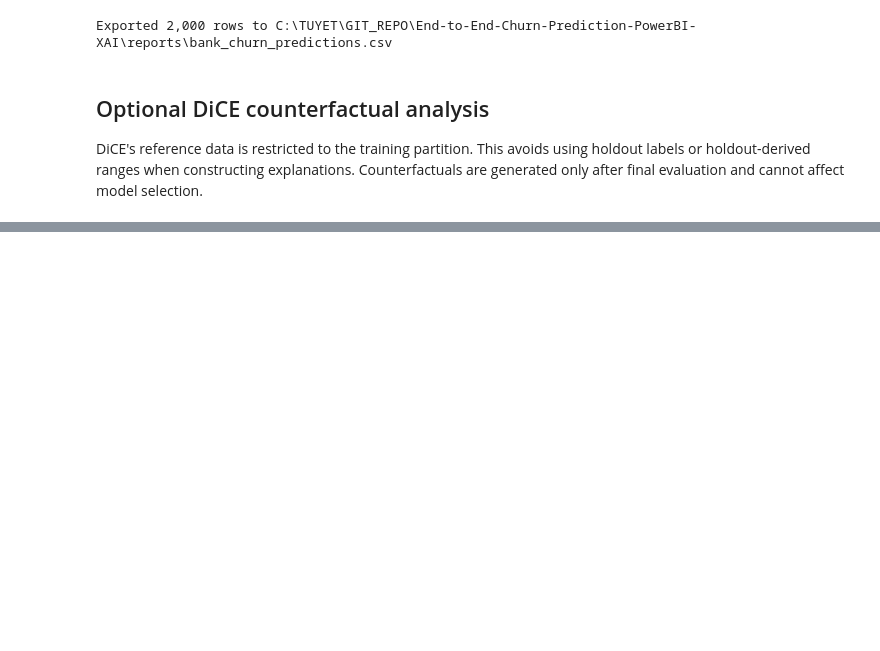
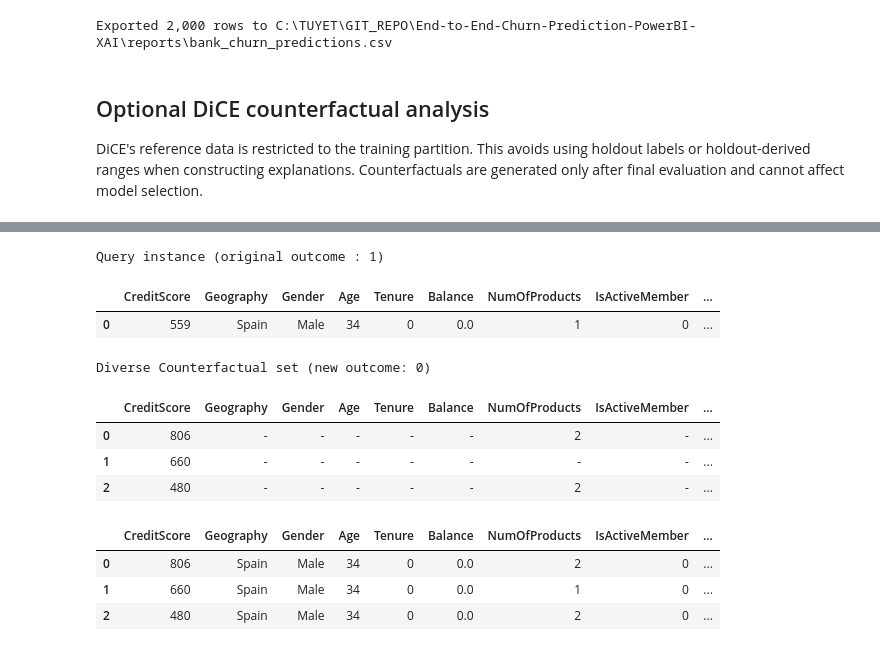
Before and after one commit to miapham228/End-to-End-Churn-Prediction-PowerBI-XAI, a Jupyter notebook: notebook/Leakage_Safe_Modeling.ipynb, the cells around one changed output, grey strips where cells are left out. Saved outputs shown, nothing was run; the diff lists cells and outputs as text; code cells hidden in the pictures; blank space fills up the shorter version.

```diff
--- a/notebook/Leakage_Safe_Modeling.ipynb
+++ b/notebook/Leakage_Safe_Modeling.ipynb
@@ -137,0 +110,63 @@ Diverse Counterfactual set (new outcome: 0)
+# %%
+import dice_ml
+from src.churn_workflow import CATEGORICAL_FEATURES, ID_COLUMNS, EXCLUDED_FEATURES, NUMERIC_FEATURES
+
+training_for_dice = X_train.copy()
+training_for_dice[TARGET] = y_train
+training_for_dice = final_model.named_steps['feature_engineering'].transform(training_for_dice)
+# Set up the DiCE Data Object
+# (Pass the original, unscaled dataframe, and  specify the target column name)
+dice_data = dice_ml.Data(
+    dataframe=training_for_dice, continuous_features=NUMERIC_FEATURES, outcome_name=TARGET
+)
+# Set up the DiCE Model Object
+# (Pass the trained model pipeline DiCE works best when pass a scikit-learn Pipeline
+# that includes your StandardScaler/OneHotEncoder so it handles transformations automatically)
+dice_model = dice_ml.Model(model=final_model, backend='sklearn')
+# Initialize the DiCE Explainer
+# I use the "random" method because it is fast, reliable, and doesn't require deep learning libraries
+dice_explainer = dice_ml.Dice(dice_data, dice_model, method='random')
+selected_threshold = selection['selected_threshold']
+holdout_probabilities = final_model.predict_proba(X_holdout)[:, 1]
+high_risk_raw = X_holdout.loc[holdout_probabilities >= selected_threshold].head(1)
+high_risk = final_model.named_steps['feature_engineering'].transform(high_risk_raw)
+
+# Generate the Actionable Recourse
+# tell DiCE to find 3 ways to change the prediction to 'opposite' (Retained)
+# Crucially, we restrict it to ONLY change features the bank can influence
+dice_results = dice_explainer.generate_counterfactuals(
+    high_risk, total_CFs=3, desired_class='opposite',
+    features_to_vary=['NumOfProducts', 'IsActiveMember', 'CreditScore']
+)
+# View the Output
+# show_only_changes=True makes the output incredibly clean for a portfolio screenshot
+dice_results.visualize_as_dataframe(show_only_changes=True)
+
+# Cross-check DiCE rows with the actual fitted pipeline.
+cf_df = dice_results.cf_examples_list[0].final_cfs_df
+X_counterfactual = cf_df.drop(columns=[TARGET], errors='ignore')
+cf_probabilities = final_model.predict_proba(X_counterfactual)[:, 1]
+cf_predictions = (cf_probabilities >= selected_threshold).astype(int)
+
+proof_df = X_counterfactual.copy()
+proof_df['New_Prediction'] = cf_predictions
+proof_df['New_Churn_Risk_%'] = cf_probabilities
+columns_to_show = [
+    'CreditScore', 'Geography', 'Gender', 'Age', 'Tenure',
+    'Balance', 'NumOfProducts', 'IsActiveMember',
+    'EstimatedSalary', 'New_Prediction', 'New_Churn_Risk_%'
+]
+display(proof_df[columns_to_show])
+# %% [output]
+Query instance (original outcome : 1)
+|  | CreditScore | Geography | Gender | Age | Tenure | Balance | NumOfProducts | IsActiveMember | ... |
+| 0 | 559 | Spain | Male | 34 | 0 | 0.0 | 1 | 0 | ... |
+Diverse Counterfactual set (new outcome: 0)
+|  | CreditScore | Geography | Gender | Age | Tenure | Balance | NumOfProducts | IsActiveMember | ... |
+| 0 | 806 | - | - | - | - | - | 2 | - | ... |
+| 1 | 660 | - | - | - | - | - | - | - | ... |
+| 2 | 480 | - | - | - | - | - | 2 | - | ... |
+|  | CreditScore | Geography | Gender | Age | Tenure | Balance | NumOfProducts | IsActiveMember | ... |
+| 0 | 806 | Spain | Male | 34 | 0 | 0.0 | 2 | 0 | ... |
+| 1 | 660 | Spain | Male | 34 | 0 | 0.0 | 1 | 0 | ... |
+| 2 | 480 | Spain | Male | 34 | 0 | 0.0 | 2 | 0 | ... |
```
Also changed, not shown: parts of 4 cells of this notebook.
